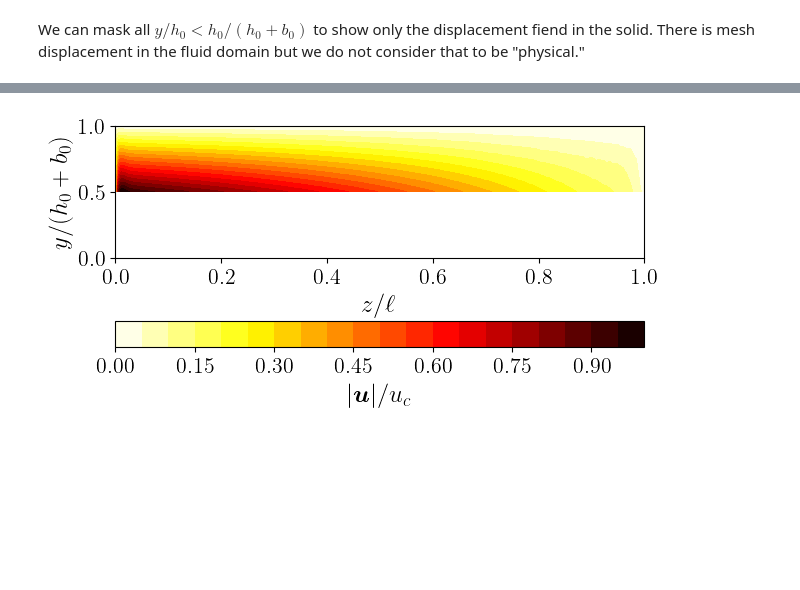
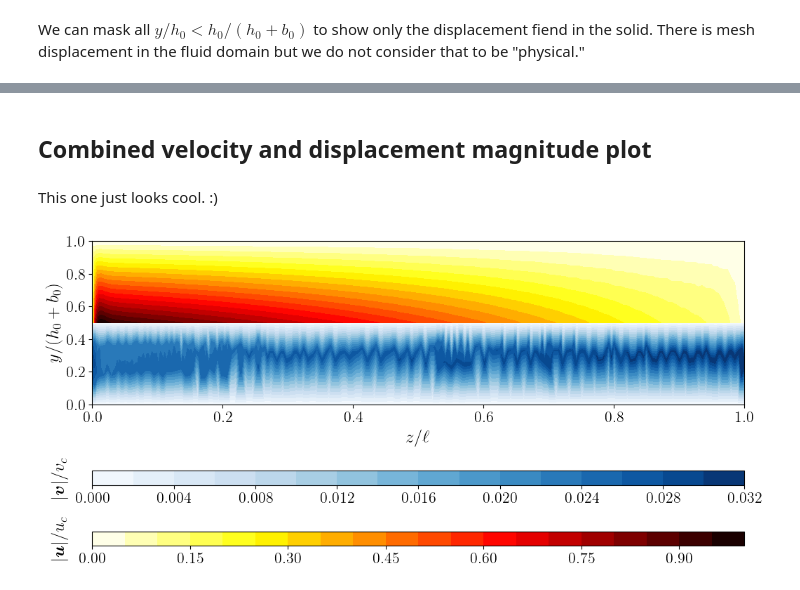
Before and after one commit to ichristov/soft-hydraulic-ale-fsi, a Jupyter notebook: ALE-FSIx_2D_steady.ipynb, the cells around one changed output, grey strips where cells are left out. Saved outputs shown, nothing was run; the diff lists cells and outputs as text; code cells hidden in the pictures; blank space fills up the shorter version.

Commit message:
add combined displacement+velocity plots and cover image for readme

```diff
--- a/ALE-FSIx_2D_steady.ipynb
+++ b/ALE-FSIx_2D_steady.ipynb
@@ -1331,33 +1364,56 @@ We can mask all $y/h_0 < h_0/(h_0+b_0)$ to show only the displacement fiend in t
+# %% [markdown]
+## Combined velocity and displacement magnitude plot
+# %% [markdown]
+This one just looks cool. :)
 # %%
-# Displacement magnitude nodal values in the plotting space:
+from matplotlib.gridspec import GridSpec
+
+# Displacement magnitude nodal values:
 umag_plot = Function(V_plot)
 umag_expr = Expression(sqrt(dot(u_out, u_out)), V_plot.element.interpolation_points)
 umag_plot.interpolate(umag_expr)
-magnitude = umag_plot.x.array.real
+umag_vals = umag_plot.x.array.real
 
-# Mask off fluid domain, need to deep copy the triang:
-masked_triang = tri.Triangulation(x_coords.copy(),
-                                  y_coords.copy(),
-                                  plot_cells.copy())
-masked_triang.set_mask(
-    np.mean(y_coords[masked_triang.triangles], axis=1) < h0/(h0+b0))
+# Velocity magnitude nodal values:
+vmag_plot = Function(V_plot)
+vmag_expr = Expression(sqrt(dot(v_out, v_out)), V_plot.element.interpolation_points)
+vmag_plot.interpolate(vmag_expr)
+vmag_vals = vmag_plot.x.array.real
 
-# Create plot:
-fig, ax = plt.subplots(tight_layout=True)
-contour = ax.tricontourf(masked_triang, magnitude/float(alpha*h0),
-                         levels=20, cmap='hot_r')
+# Complementary masked triangulations (split at fluid-solid interface):
+y_tri_mean  = np.mean(y_coords[plot_cells], axis=1)
+fluid_split = h0 / (h0 + b0)
 
-cb = fig.colorbar(contour, orientation='horizontal')
-if params['text.usetex']:
-    cb.set_label(r'$|\bm{u}|/u_c$')
-else:
-    cb.set_label(r'$|\vec{u}|/u_c$')
+fluid_triang = tri.Triangulation(x_coords.copy(), y_coords.copy(), plot_cells.copy())
+fluid_triang.set_mask(y_tri_mean >= fluid_split)
+
+solid_triang = tri.Triangulation(x_coords.copy(), y_coords.copy(), plot_cells.copy())
+solid_triang.set_mask(y_tri_mean <  fluid_split)
+
+# Create plot with two colorbars:
+fig = plt.figure(figsize=(12, 6))
+gs = GridSpec(3, 1, height_ratios=[10, 0.7, 0.7], hspace=0.6)
+ax    = fig.add_subplot(gs[0])
+cax_v = fig.add_subplot(gs[1])
+cax_u = fig.add_subplot(gs[2])
+
+cf_v = ax.tricontourf(fluid_triang, vmag_vals / float(v_c),        levels=20, cmap='Blues')
+cf_u = ax.tricontourf(solid_triang, umag_vals / float(alpha * h0), levels=20, cmap='hot_r')
 
 ax.set_xlabel(r'$z/\ell$')
 ax.set_ylabel(r'$y/(h_0+b_0)$')
-
 ax.set_aspect(1 / 4)
 
+cb_v = fig.colorbar(cf_v, cax=cax_v, orientation='horizontal')
+cb_u = fig.colorbar(cf_u, cax=cax_u, orientation='horizontal')
+
+if params['text.usetex']:
+    cb_u.ax.set_ylabel(r'$|\bm{u}|/u_c$', labelpad=25, loc="center")
+    cb_v.ax.set_ylabel(r'$|\bm{v}|/v_c$', labelpad=25, loc="center")
+else:
+    cb_u.ax.set_ylabel(r'$|\vec{u}|/u_c$', labelpad=25, loc="center")
+    cb_v.ax.set_ylabel(r'$|\vec{v}|/v_c$', labelpad=25, loc="center")
+
 plt.show()
 # %% [output]
-[figure, old version]
+[figure, new version]
```
Also changed, not shown: parts of 3 cells of this notebook, 3 other files.
